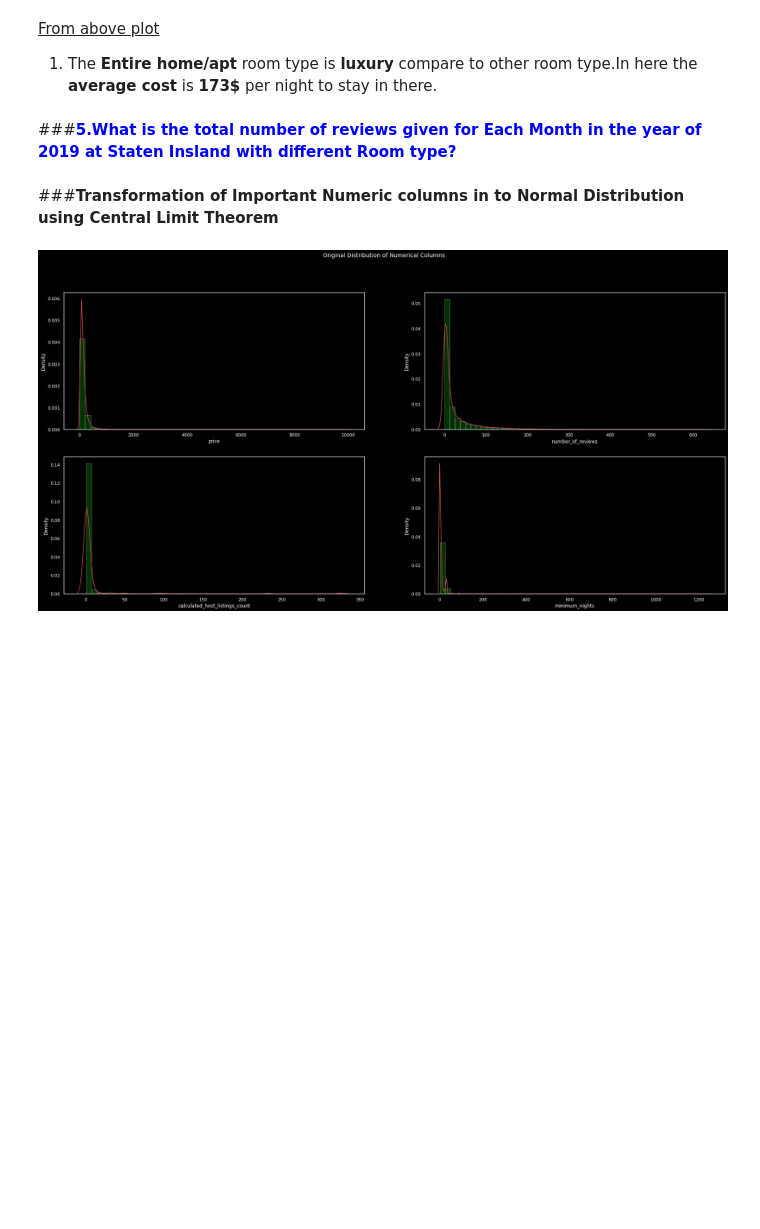
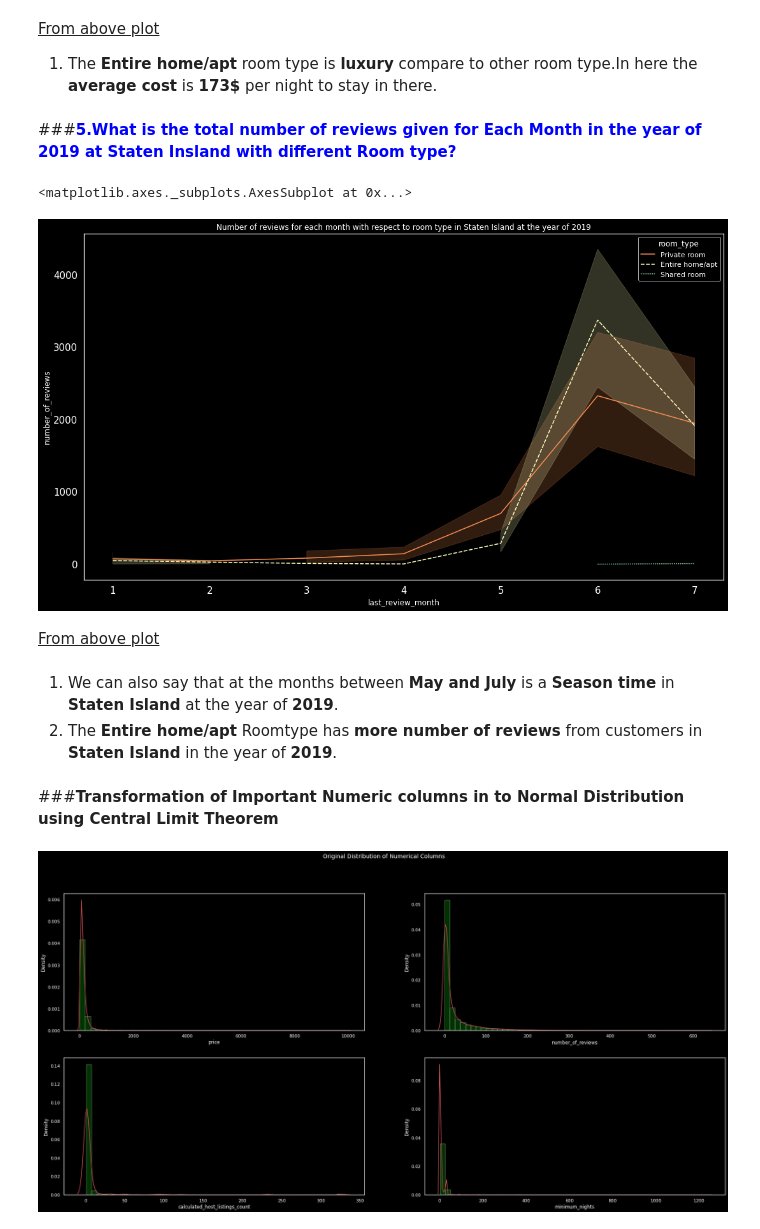
Before and after one commit to Jaiharish-passion07/Almabetter-Capstone_project, a Jupyter notebook: Jai_Harish_capstone_project_Airbnb.ipynb, the cells around one changed output. Drawn from its saved outputs; the diff is of its cells as text; code cells hidden in the pictures; blank space fills up the shorter version.

```diff
--- a/Jai_Harish_capstone_project_Airbnb.ipynb
+++ b/Jai_Harish_capstone_project_Airbnb.ipynb
@@ -429,6 +429,33 @@ fig.show()
 1. The __Entire home/apt__ room type is __luxury__ compare to other room type.In here the __average cost__ is __173$__ per night to stay in there.
 # %% [markdown]
 ###<font color=blue>__5.What is the total number of reviews given for Each Month in the year of 2019 at Staten Insland with different Room type?__</font>
+# %%
+#Extracting month from last_review column and create new column last_review_month
+df_staten['last_review_month']=df_staten['last_review'].apply(lambda x: x.month)
+#Extracting year from last_review column and create new column last_review_year
+df_staten['last_review_year']=df_staten['last_review'].apply(lambda x: x.year)
+# %%
+#Filtering out necessary columns required for analysis
+df_staten_date=df_staten[['number_of_reviews','room_type','last_review_month','last_review_year']]
+df_staten_date_2019=df_staten_date.loc[df_staten_date['last_review_year']==2019]
+#setting figure size and font size
+plt.figure(figsize=(18,10))
+plt.xticks(fontsize=15)
+plt.yticks(fontsize=15)
+plt.title('Number of reviews for each month with respect to room type in Staten Island at the year of 2019')
+ax = plt.axes()
+ax.set_facecolor("black")
+#plotting line plot
+sns.lineplot(x=df_staten_date_2019['last_review_month'],y=df_staten_date_2019['number_of_reviews'],hue=df_staten_date_2019['room_type'],
+             style=df_staten_date_2019['room_type'],estimator=np.sum,palette='Spectral')
+# %% [output]
+<matplotlib.axes._subplots.AxesSubplot at 0x...>
+[figure, added]
+# %% [markdown]
+<u>From above plot</u>
+# %% [markdown]
+1. We can also say that at the months between **May and July** is a **Season time** in **Staten Island** at the year of __2019__.
+2. The __Entire home/apt__ Roomtype has __more number of reviews__ from customers in __Staten Island__ in the year of __2019__.
 # %% [markdown]
 ###__Transformation of Important Numeric columns in to Normal Distribution using Central Limit Theorem__
 # %%
```
